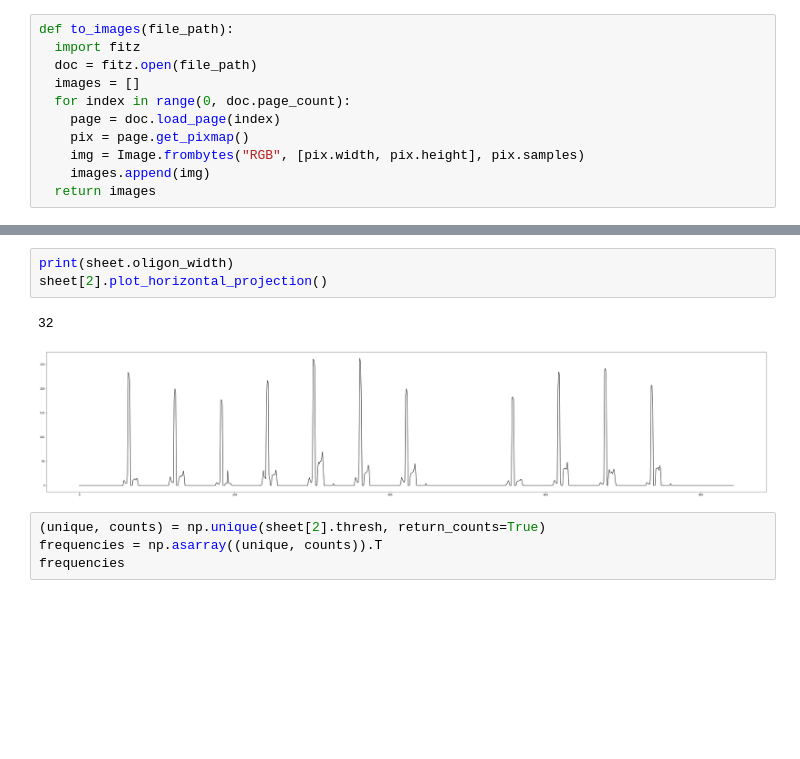
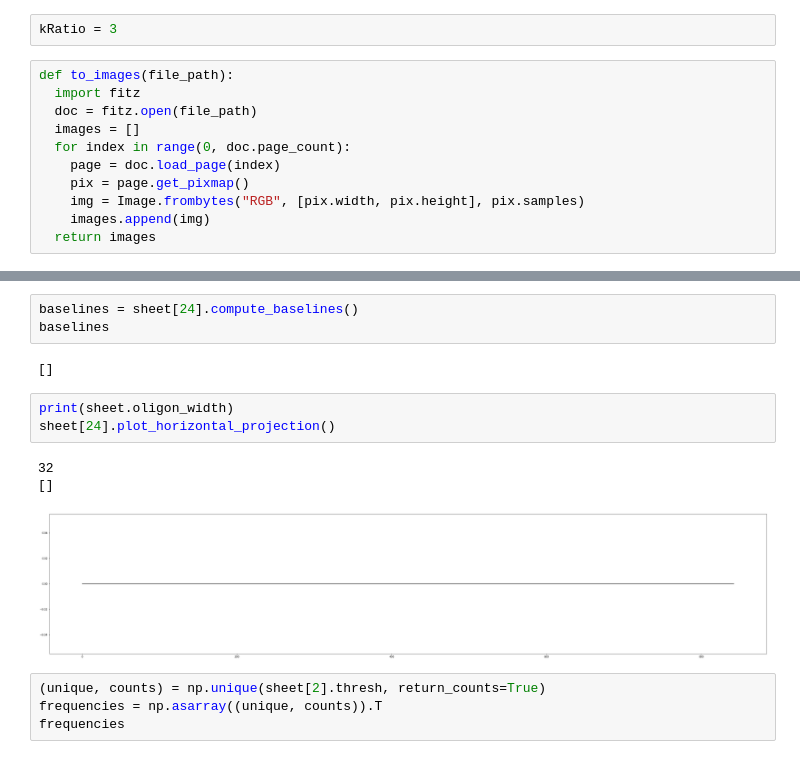
Before and after one commit to stoianmihail/Metapsaltiki, a Jupyter notebook: CC.ipynb, the cells around one changed output, grey strips where cells are left out. Saved outputs shown, nothing was run; the diff lists cells and outputs as text; blank space fills up the shorter version.

Commit message:
detected baselines; start removing lyrics

```diff
--- a/CC.ipynb
+++ b/CC.ipynb
@@ -4,6 +4,8 @@ import cv2
 import numpy as np
 import math
 from PIL import Image
+# %%
+kRatio = 3
 # %%
 def to_images(file_path):
   import fitz
@@ -132,9 +245,15 @@ sheet[2].image
+# %%
+baselines = sheet[24].compute_baselines()
+baselines
+# %% [output]
+[]
 # %%
 print(sheet.oligon_width)
-sheet[2].plot_horizontal_projection()
+sheet[24].plot_horizontal_projection()
 # %% [output]
 32
+[]
-[figure, old version]
+[figure, new version]
 # %%
 (unique, counts) = np.unique(sheet[2].thresh, return_counts=True)
 frequencies = np.asarray((unique, counts)).T
```
Also changed, not shown: parts of 7 cells of this notebook.
